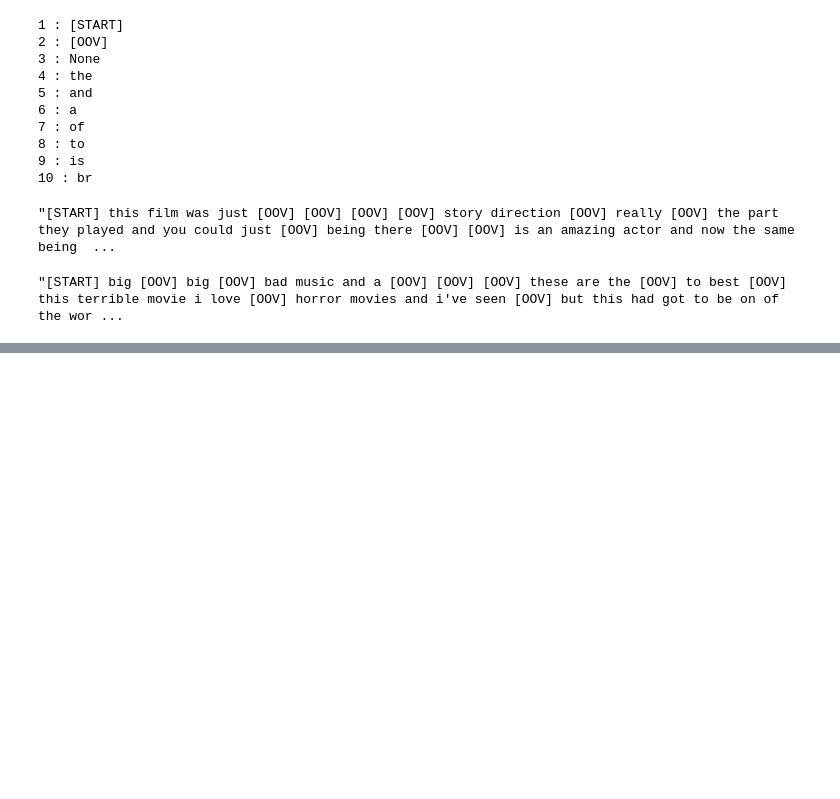
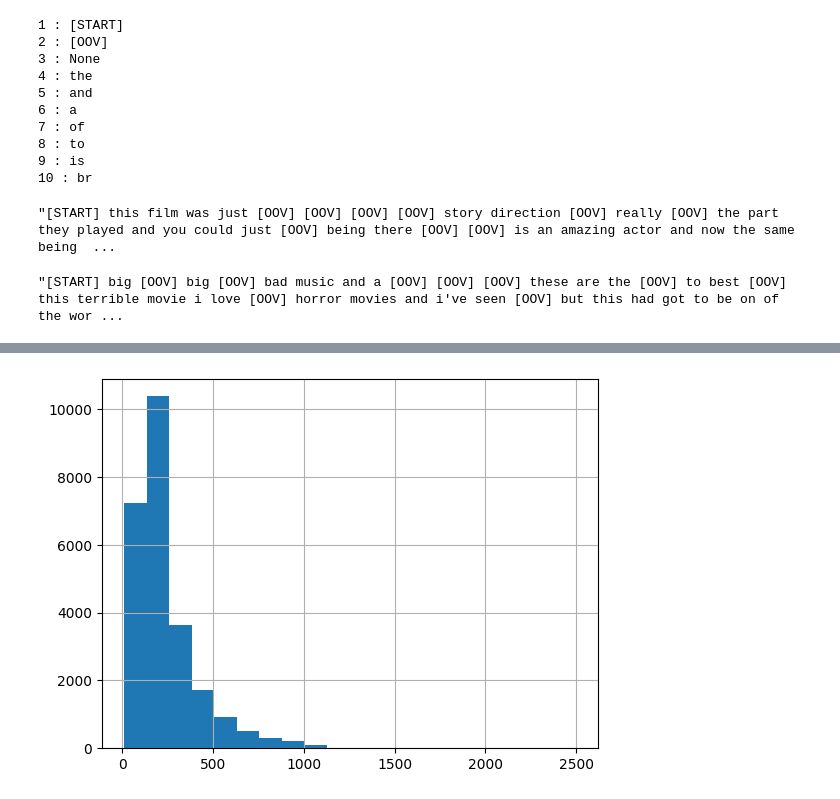
Before and after one commit to JakeOh/202605_BD57, a Jupyter notebook: lab_ml/ml20_rnn.ipynb, the cells around one changed output, grey strips where cells are left out. Saved outputs shown, nothing was run; the diff lists cells and outputs as text; code cells hidden in the pictures; blank space fills up the shorter version.

```diff
--- a/lab_ml/ml20_rnn.ipynb
+++ b/lab_ml/ml20_rnn.ipynb
@@ -202,0 +199,2 @@ decode_review(x_train[1])
+# %%
+review_lengths = pd.Series(data=[len(x) for x in x_train])
@@ -202,0 +214,5 @@ decode_review(x_train[1])
+# %%
+review_lengths.hist(bins=20)
+plt.show()
+# %% [output]
+[figure, added]
```
Also changed, not shown: parts of 14 cells of this notebook.
